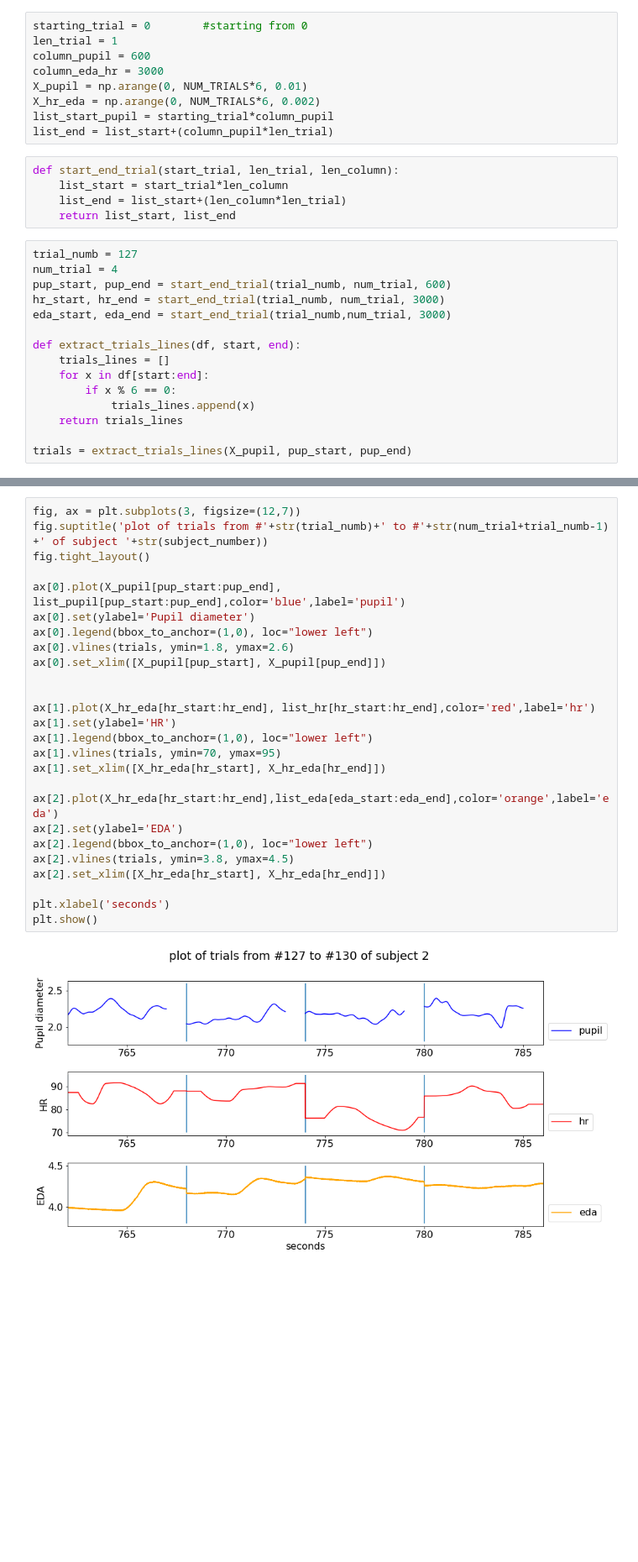
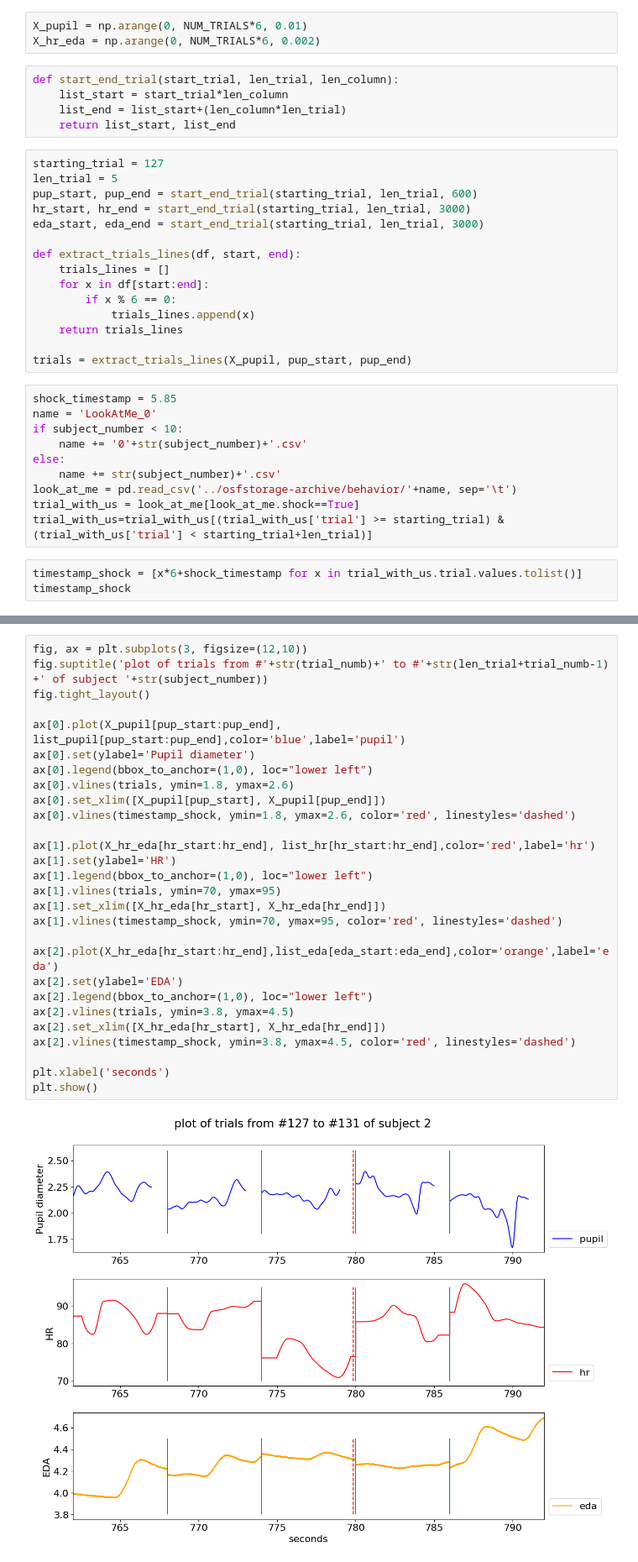
Before and after one commit to matteolimoncini/fear_gen, a Jupyter notebook: syncs.ipynb, the cells around one changed output, grey strips where cells are left out. Shown at 84% size. Drawn from its saved outputs; the diff is of its cells as text; blank space fills up the shorter version.

Commit message:
added timestamp shock in plot

```diff
--- a/syncs.ipynb
+++ b/syncs.ipynb
@@ -718,25 +718,19 @@ print(len(list_pupil), len(list_eda), len(list_hr))
 # %% [output]
 96000 480000 480000
 # %%
-starting_trial = 0        #starting from 0
-len_trial = 1
-column_pupil = 600
-column_eda_hr = 3000
 X_pupil = np.arange(0, NUM_TRIALS*6, 0.01)
 X_hr_eda = np.arange(0, NUM_TRIALS*6, 0.002)
-list_start_pupil = starting_trial*column_pupil
-list_end = list_start+(column_pupil*len_trial)
 # %%
 def start_end_trial(start_trial, len_trial, len_column):
     list_start = start_trial*len_column
     list_end = list_start+(len_column*len_trial)
     return list_start, list_end
 # %%
-trial_numb = 127
-num_trial = 4
-pup_start, pup_end = start_end_trial(trial_numb, num_trial, 600)
-hr_start, hr_end = start_end_trial(trial_numb, num_trial, 3000)
-eda_start, eda_end = start_end_trial(trial_numb,num_trial, 3000)
+starting_trial = 127
+len_trial = 5
+pup_start, pup_end = start_end_trial(starting_trial, len_trial, 600)
+hr_start, hr_end = start_end_trial(starting_trial, len_trial, 3000)
+eda_start, eda_end = start_end_trial(starting_trial, len_trial, 3000)
 
 def extract_trials_lines(df, start, end):
     trials_lines = []
@@ -746,3 +740,16 @@ def extract_trials_lines(df, start, end):
     return trials_lines
 
 trials = extract_trials_lines(X_pupil, pup_start, pup_end)
+# %%
+shock_timestamp = 5.85
+name = 'LookAtMe_0'
+if subject_number < 10:
+    name += '0'+str(subject_number)+'.csv'
+else:
+    name += str(subject_number)+'.csv'
+look_at_me = pd.read_csv('../osfstorage-archive/behavior/'+name, sep='\t')
+trial_with_us = look_at_me[look_at_me.shock==True]
+trial_with_us=trial_with_us[(trial_with_us['trial'] >= starting_trial) & (trial_with_us['trial'] < starting_trial+len_trial)]
+# %%
+timestamp_shock = [x*6+shock_timestamp for x in trial_with_us.trial.values.tolist()]
+timestamp_shock
@@ -749,28 +758,30 @@ trials = extract_trials_lines(X_pupil, pup_start, pup_end)
 # %%
-fig, ax = plt.subplots(3, figsize=(12,7))
-fig.suptitle('plot of trials from #'+str(trial_numb)+' to #'+str(num_trial+trial_numb-1) +' of subject '+str(subject_number))
+fig, ax = plt.subplots(3, figsize=(12,10))
+fig.suptitle('plot of trials from #'+str(trial_numb)+' to #'+str(len_trial+trial_numb-1) +' of subject '+str(subject_number))
 fig.tight_layout()
 
 ax[0].plot(X_pupil[pup_start:pup_end], list_pupil[pup_start:pup_end],color='blue',label='pupil')
 ax[0].set(ylabel='Pupil diameter')
 ax[0].legend(bbox_to_anchor=(1,0), loc="lower left")
 ax[0].vlines(trials, ymin=1.8, ymax=2.6)
 ax[0].set_xlim([X_pupil[pup_start], X_pupil[pup_end]])
-
+ax[0].vlines(timestamp_shock, ymin=1.8, ymax=2.6, color='red', linestyles='dashed')
 
 ax[1].plot(X_hr_eda[hr_start:hr_end], list_hr[hr_start:hr_end],color='red',label='hr')
 ax[1].set(ylabel='HR')
 ax[1].legend(bbox_to_anchor=(1,0), loc="lower left")
 ax[1].vlines(trials, ymin=70, ymax=95)
 ax[1].set_xlim([X_hr_eda[hr_start], X_hr_eda[hr_end]])
+ax[1].vlines(timestamp_shock, ymin=70, ymax=95, color='red', linestyles='dashed')
 
 ax[2].plot(X_hr_eda[hr_start:hr_end],list_eda[eda_start:eda_end],color='orange',label='eda')
 ax[2].set(ylabel='EDA')
 ax[2].legend(bbox_to_anchor=(1,0), loc="lower left")
 ax[2].vlines(trials, ymin=3.8, ymax=4.5)
 ax[2].set_xlim([X_hr_eda[hr_start], X_hr_eda[hr_end]])
+ax[2].vlines(timestamp_shock, ymin=3.8, ymax=4.5, color='red', linestyles='dashed')
 
 plt.xlabel('seconds')
 plt.show()
 # %% [output]
-[figure, old version]
+[figure, new version]
```
Also changed, not shown: parts of 1 cell of this notebook.
